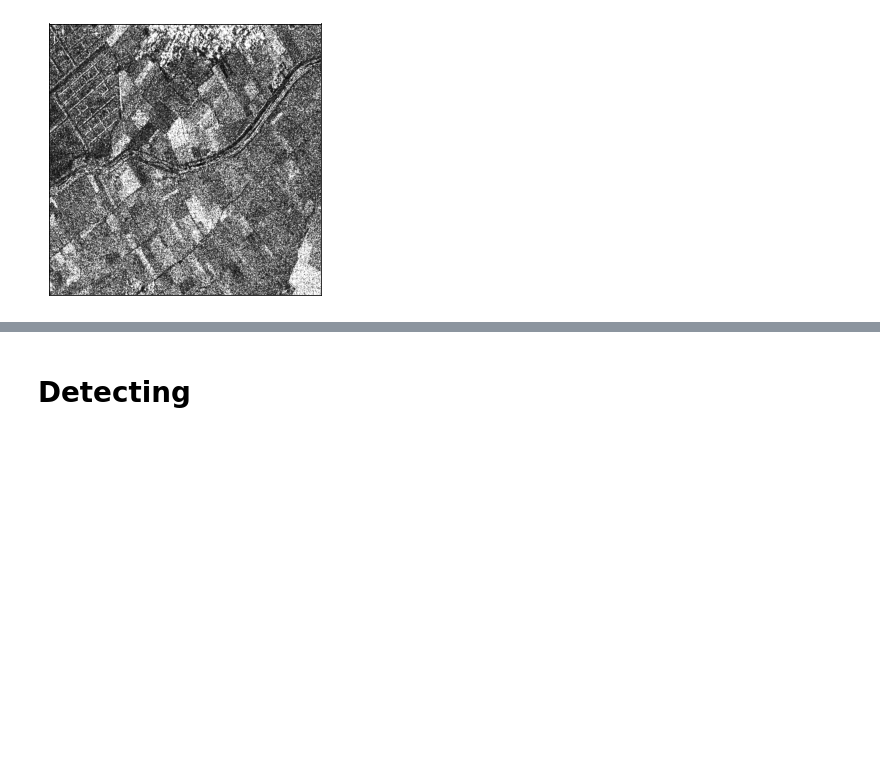
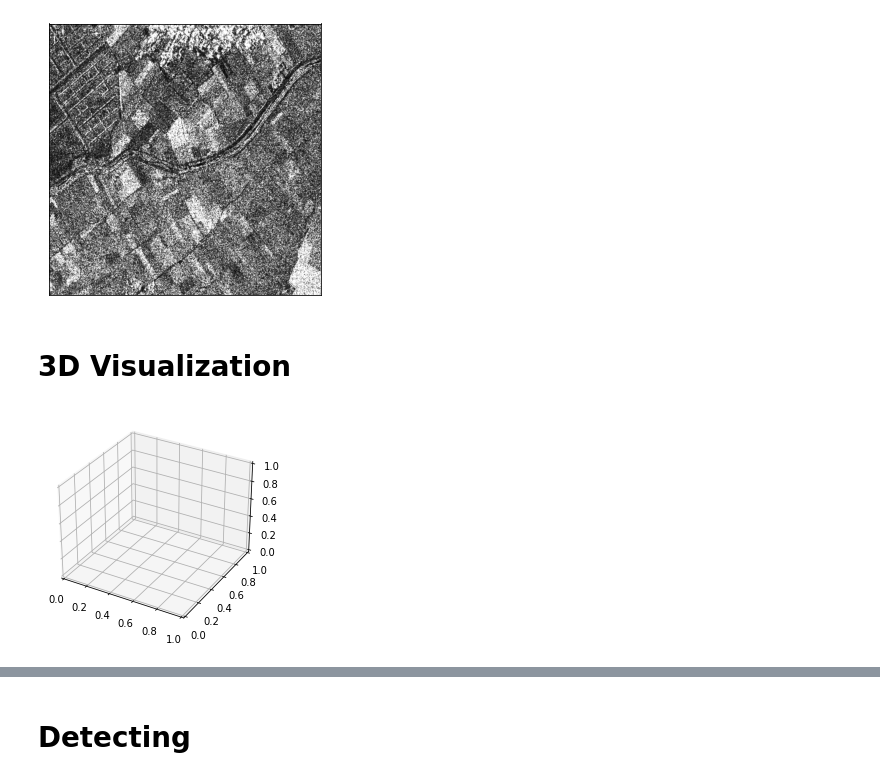
Before and after one commit to chodonghee-hub/Self-Supervised-Learning_SAR-Denoising, a Jupyter notebook: notebooks/Single-Shot Denoising2.ipynb, the cells around one changed output, grey strips where cells are left out. Cells and saved outputs as stored; diff of their text form; code cells hidden in the pictures; blank space fills up the shorter version.

```diff
--- a/notebooks/Single-Shot Denoising2.ipynb
+++ b/notebooks/Single-Shot Denoising2.ipynb
@@ -291,3 +291,5 @@ temp2 = temp2.view([800, 800])
 show(temp2-minus_gaussian)
 # %% [output]
 [figure]
+# %% [markdown]
+# 3D Visualization
@@ -293,0 +299,5 @@ show(temp2-minus_gaussian)
+# %%
+fig = plt.figure()
+ax = fig.add_subplot(projection='3d')
+# %% [output]
+[figure, added]
```
Also changed, not shown: parts of 15 cells of this notebook, 2 other files.
